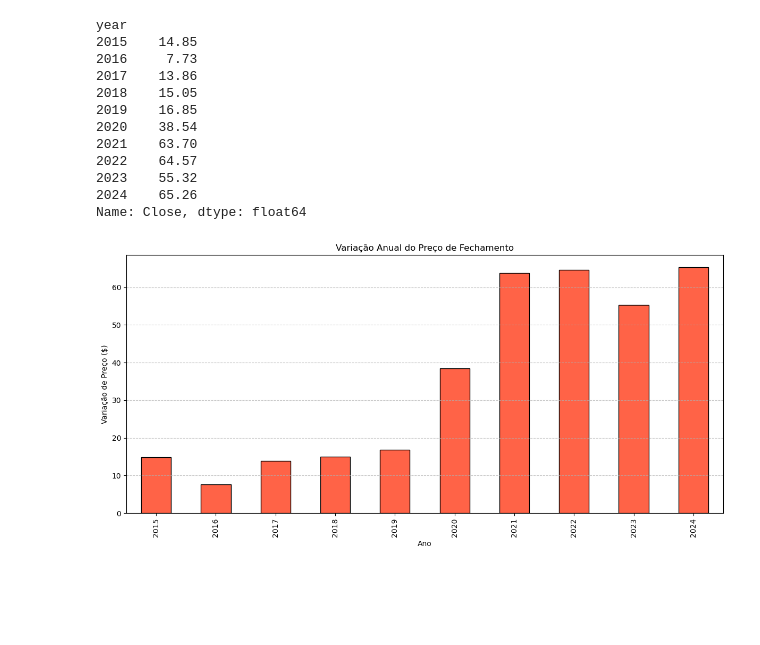
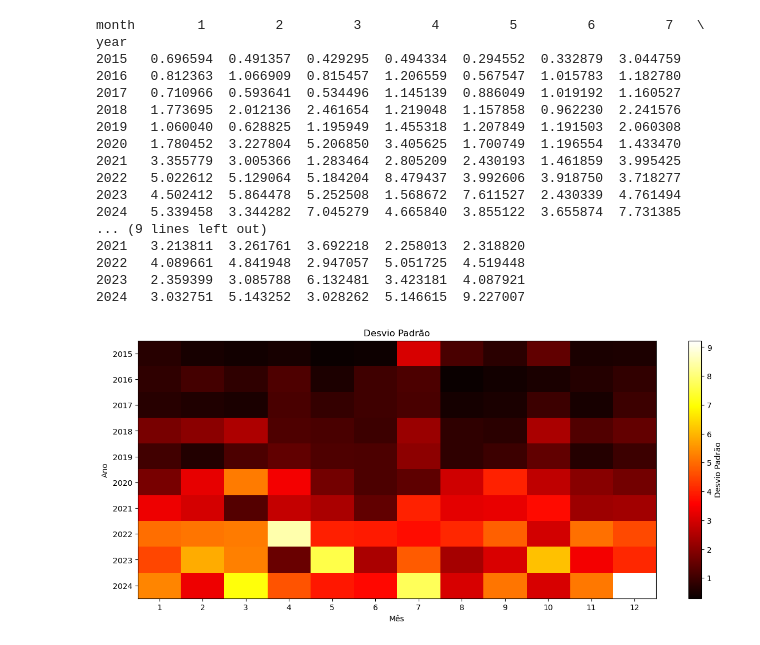
Before and after one commit to Rambo0704/ProjetoDadosGoogle, a Jupyter notebook: src/functions_ex.ipynb, the cells around one changed output. Saved outputs shown, nothing was run; the diff lists cells and outputs as text; code cells hidden in the pictures; blank space fills up the shorter version.

```diff
--- a/src/functions_ex.ipynb
+++ b/src/functions_ex.ipynb
@@ -44,22 +44,6 @@ def variacao_preço_ano():
     plt.grid(axis='y', linestyle='--', alpha=0.7)
     plt.tight_layout()
     plt.show()
-# %%
-variacao_preço_ano()
-# %% [output]
-year
-2015    14.85
-2016     7.73
-2017    13.86
-2018    15.05
-2019    16.85
-2020    38.54
-2021    63.70
-2022    64.57
-2023    55.32
-2024    65.26
-Name: Close, dtype: float64
-[figure, removed]
 # %%
 def desvio_padrao():
     df = leitura_csv()
@@ -69,13 +53,34 @@ def desvio_padrao():
     print(desvio_padrao)
     plt.figure(figsize=(15, 6))
     plt.imshow(desvio_padrao, aspect='auto', cmap='hot', interpolation='nearest')
-    plt.title('Volatilidade Mensal do Preço de Fechamento (Desvio Padrão)')
+    plt.title('Desvio Padrão')
     plt.xlabel('Mês')
     plt.ylabel('Ano')
     plt.colorbar(label='Desvio Padrão')
     plt.xticks(ticks=range(12), labels=range(1, 13))
     plt.yticks(ticks=range(len(desvio_padrao.index)), labels=desvio_padrao.index)
     plt.show()
+# %%
+desvio_padrao()
+# %% [output]
+month        1         2         3         4         5         6         7   \
+year
+2015   0.696594  0.491357  0.429295  0.494334  0.294552  0.332879  3.044759
+2016   0.812363  1.066909  0.815457  1.206559  0.567547  1.015783  1.182780
+2017   0.710966  0.593641  0.534496  1.145139  0.886049  1.019192  1.160527
+2018   1.773695  2.012136  2.461654  1.219048  1.157858  0.962230  2.241576
+2019   1.060040  0.628825  1.195949  1.455318  1.207849  1.191503  2.060308
+2020   1.780452  3.227804  5.206850  3.405625  1.700749  1.196554  1.433470
+2021   3.355779  3.005366  1.283464  2.805209  2.430193  1.461859  3.995425
+2022   5.022612  5.129064  5.184204  8.479437  3.992606  3.918750  3.718277
+2023   4.502412  5.864478  5.252508  1.568672  7.611527  2.430339  4.761494
+2024   5.339458  3.344282  7.045279  4.665840  3.855122  3.655874  7.731385
+... (9 lines left out)
+2021   3.213811  3.261761  3.692218  2.258013  2.318820
+2022   4.089661  4.841948  2.947057  5.051725  4.519448
+2023   2.359399  3.085788  6.132481  3.423181  4.087921
+2024   3.032751  5.143252  3.028262  5.146615  9.227007
+[figure, added]
 # %%
 def analise_de_tendencias():
     df = leitura_csv()
```
Also changed, not shown: parts of 1 cell of this notebook, 1 other file.
